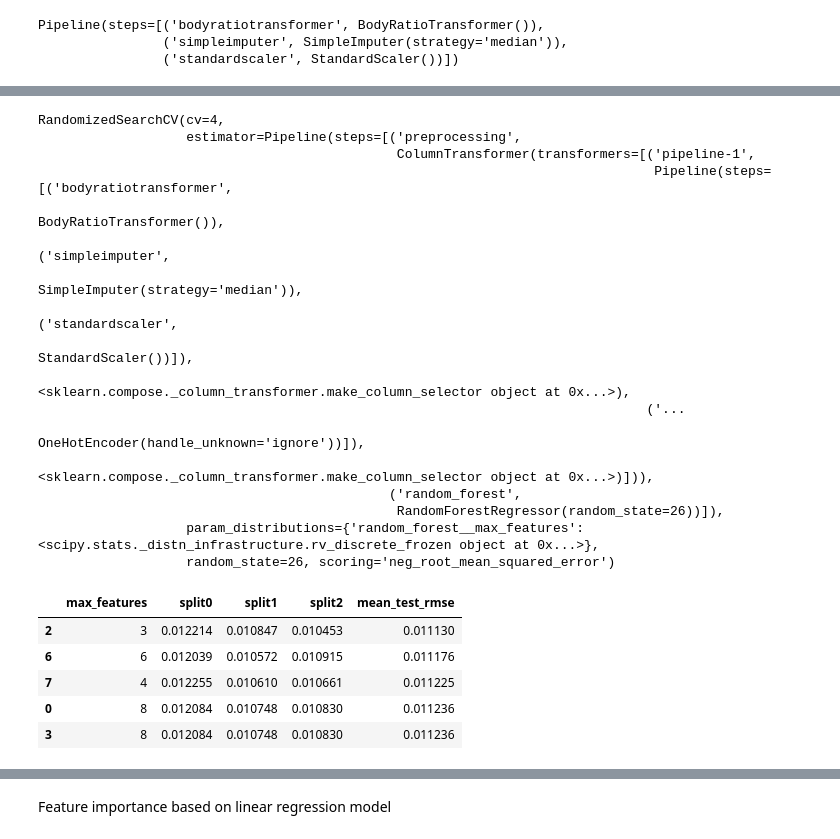
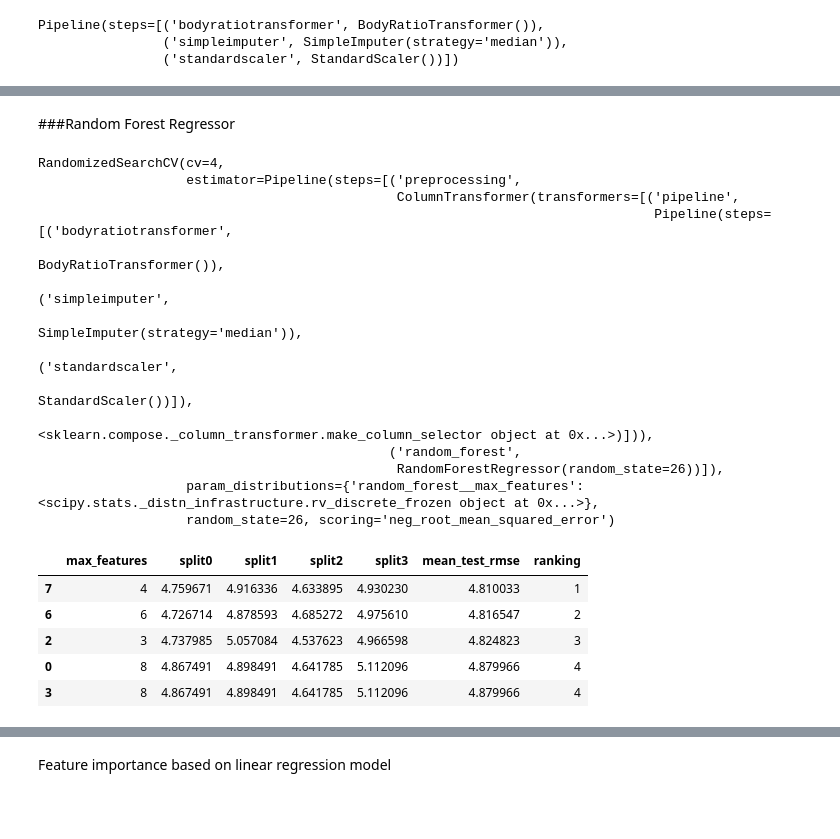
Before and after one commit to MegaSparrow/bodyfat_data_analysis, a Jupyter notebook: BodyFat.ipynb, the cells around one changed output, grey strips where cells are left out. Drawn from its saved outputs; the diff is of its cells as text; code cells hidden in the pictures; blank space fills up the shorter version.

Commit message:
Clean-up. Using BodyFat as target

```diff
--- a/BodyFat.ipynb
+++ b/BodyFat.ipynb
@@ -40,7 +47,7 @@ bodyfat = pd.read_csv("/content/gdrive/MyDrive/Colab Notebooks/ML Projects/bodyf
 # %%
 df = bodyfat.copy()
 # %%
-df = df.drop(labels='BodyFat', axis = 1) #To be calculated using Siri's equation and Predicted Density
+df = df.drop(labels='Density', axis = 1) #Density is removed
 # %%
 df['Height'] = round(df['Height']*2.54, 1)
 df['Weight'] = round(df['Weight']*0.453592, 2)
@@ -191,7 +197,7 @@ However, it does not seem to be strongly correlated with the calculated BMI.
 # %% [markdown]
 ##Preping Data for Machine Learning
 # %%
-X_train = df_train.drop('Density', axis=1)
-y_train = df_train['Density'].copy()
+X_train = df_train.drop('BodyFat', axis=1)
+y_train = df_train['BodyFat'].copy()
 # %% [markdown]
 ###Data Cleaning
@@ -342,9 +317,6 @@ Pipeline(steps=[('simpleimputer', SimpleImputer(strategy='most_frequent')),
 # %%
-from sklearn.compose import make_column_selector, make_column_transformer
-
 preprocessing = make_column_transformer(
-    (num_pipeline, make_column_selector(dtype_include=np.number)),
-    (cat_pipeline, make_column_selector(dtype_include=object)),
+    (num_pipeline, make_column_selector(dtype_include=np.number))
 )
 # %%
 preprocessing
@@ -409,2 +497,4 @@ dtype: float64
+# %% [markdown]
+###Random Forest Regressor
 # %%
 # RandomForestRegressor
@@ -432,16 +515,13 @@ rnd_search.fit(X_train, y_train)
 # %% [output]
 RandomizedSearchCV(cv=4,
                    estimator=Pipeline(steps=[('preprocessing',
-                                              ColumnTransformer(transformers=[('pipeline-1',
+                                              ColumnTransformer(transformers=[('pipeline',
                                                                                Pipeline(steps=[('bodyratiotransformer',
                                                                                                 BodyRatioTransformer()),
                                                                                                ('simpleimputer',
                                                                                                 SimpleImputer(strategy='median')),
                                                                                                ('standardscaler',
                                                                                                 StandardScaler())]),
-                                                                               <sklearn.compose._column_transformer.make_column_selector object at 0x...>),
-                                                                              ('...
-                                                                                                OneHotEncoder(handle_unknown='ignore'))]),
                                                                                <sklearn.compose._column_transformer.make_column_selector object at 0x...>)])),
                                              ('random_forest',
                                               RandomForestRegressor(random_state=26))]),
@@ -450,20 +530,20 @@ RandomizedSearchCV(cv=4,
 # %%
 # displaying random search results
 cv_res = pd.DataFrame(rnd_search.cv_results_)
 cv_res.sort_values(by="mean_test_score", ascending=False, inplace=True)
 cv_res = cv_res[["param_random_forest__max_features", "split0_test_score",
-                 "split1_test_score", "split2_test_score", "mean_test_score"]]
-score_cols = ["split0", "split1", "split2", "mean_test_rmse"]
-cv_res.columns = ["max_features"] + score_cols
+                 "split1_test_score", "split2_test_score", "split3_test_score", "mean_test_score", "rank_test_score"]]
+score_cols = ["split0", "split1", "split2", "split3","mean_test_rmse"]
+cv_res.columns = ["max_features"] + score_cols + ["ranking"]
 cv_res[score_cols] = -cv_res[score_cols].round(decimals=6)
 cv_res.head()
 # %% [output]
-|  | max_features | split0 | split1 | split2 | mean_test_rmse |
-| 2 | 3 | 0.012214 | 0.010847 | 0.010453 | 0.011130 |
-| 6 | 6 | 0.012039 | 0.010572 | 0.010915 | 0.011176 |
-| 7 | 4 | 0.012255 | 0.010610 | 0.010661 | 0.011225 |
-| 0 | 8 | 0.012084 | 0.010748 | 0.010830 | 0.011236 |
-| 3 | 8 | 0.012084 | 0.010748 | 0.010830 | 0.011236 |
+|  | max_features | split0 | split1 | split2 | split3 | mean_test_rmse | ranking |
+| 7 | 4 | 4.759671 | 4.916336 | 4.633895 | 4.930230 | 4.810033 | 1 |
+| 6 | 6 | 4.726714 | 4.878593 | 4.685272 | 4.975610 | 4.816547 | 2 |
+| 2 | 3 | 4.737985 | 5.057084 | 4.537623 | 4.966598 | 4.824823 | 3 |
+| 0 | 8 | 4.867491 | 4.898491 | 4.641785 | 5.112096 | 4.879966 | 4 |
+| 3 | 8 | 4.867491 | 4.898491 | 4.641785 | 5.112096 | 4.879966 | 4 |
 # %%
 rnd_search.best_estimator_
 # %% [output]
```
Also changed, not shown: parts of 69 cells of this notebook.
